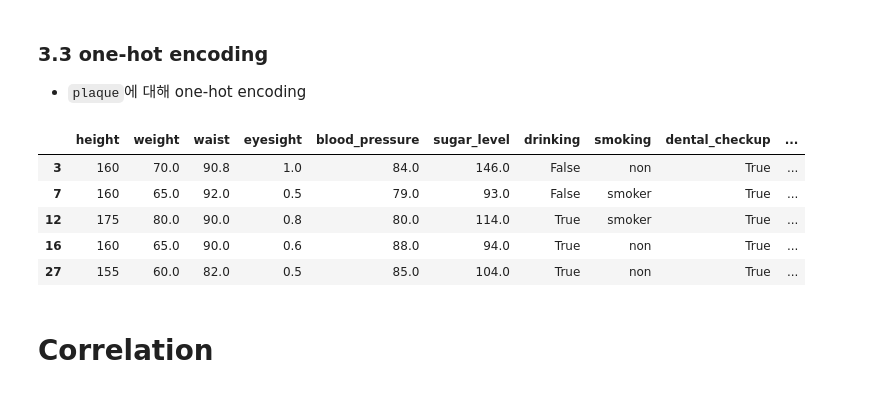
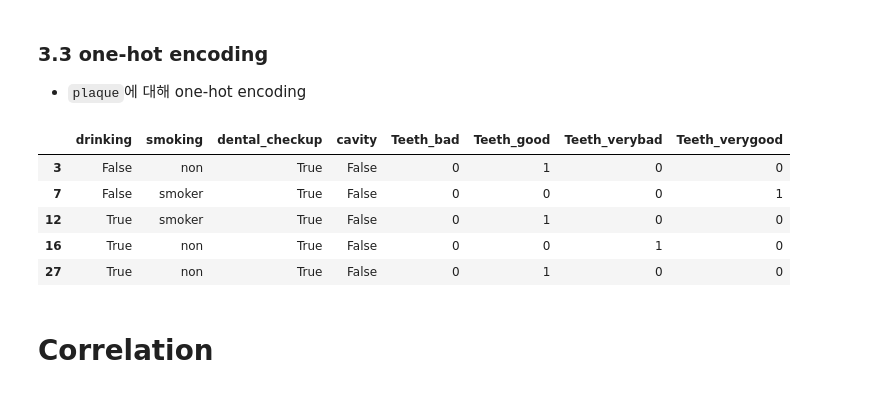
Before and after one commit to syous154/DAP_2022, a Jupyter notebook: lecture6.ipynb, the cells around one changed output. Drawn from its saved outputs; the diff is of its cells as text; code cells hidden in the pictures.

```diff
--- a/lecture6.ipynb
+++ b/lecture6.ipynb
@@ -356,15 +356,15 @@ df_Filter
 ### 3.3 one-hot encoding
 * `plaque`에 대해 one-hot encoding
 # %%
-df_onehot = pd.get_dummies(dfNoMissing,prefix = ['Teeth'],columns = ['plaque'])
+df_onehot = pd.get_dummies(df_Filter,prefix = ['Teeth'],columns = ['plaque'])
 df_onehot.head()
 # %% [output]
-|  | height | weight | waist | eyesight | blood_pressure | sugar_level | drinking | smoking | dental_checkup | ... |
-| 3 | 160 | 70.0 | 90.8 | 1.0 | 84.0 | 146.0 | False | non | True | ... |
-| 7 | 160 | 65.0 | 92.0 | 0.5 | 79.0 | 93.0 | False | smoker | True | ... |
-| 12 | 175 | 80.0 | 90.0 | 0.8 | 80.0 | 114.0 | True | smoker | True | ... |
-| 16 | 160 | 65.0 | 90.0 | 0.6 | 88.0 | 94.0 | True | non | True | ... |
-| 27 | 155 | 60.0 | 82.0 | 0.5 | 85.0 | 104.0 | True | non | True | ... |
+|  | drinking | smoking | dental_checkup | cavity | Teeth_bad | Teeth_good | Teeth_verybad | Teeth_verygood |
+| 3 | False | non | True | False | 0 | 1 | 0 | 0 |
+| 7 | False | smoker | True | False | 0 | 0 | 0 | 1 |
+| 12 | True | smoker | True | False | 0 | 1 | 0 | 0 |
+| 16 | True | non | True | False | 0 | 0 | 1 | 0 |
+| 27 | True | non | True | False | 0 | 1 | 0 | 0 |
 # %% [markdown]
 # Correlation
 # %% [markdown]
```
